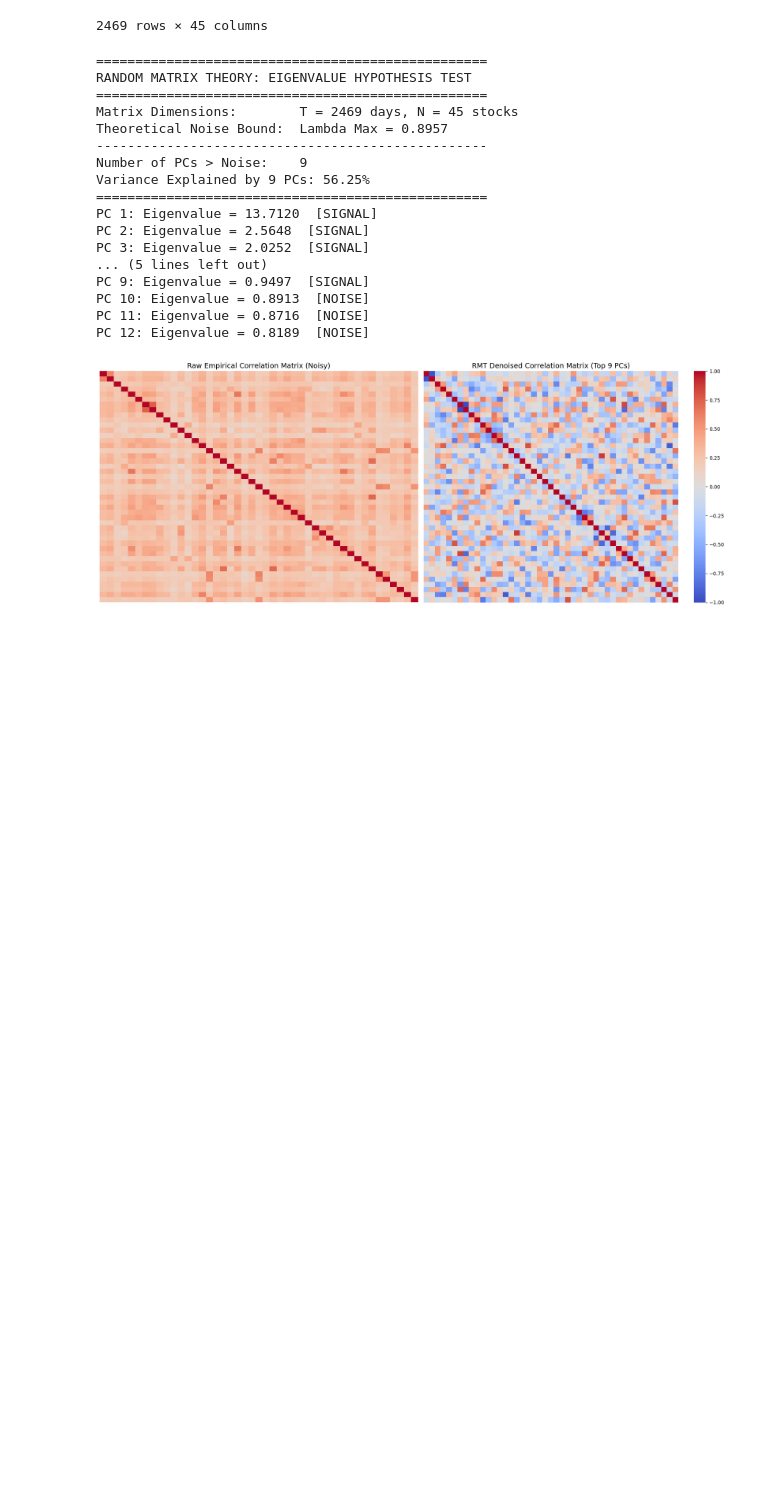
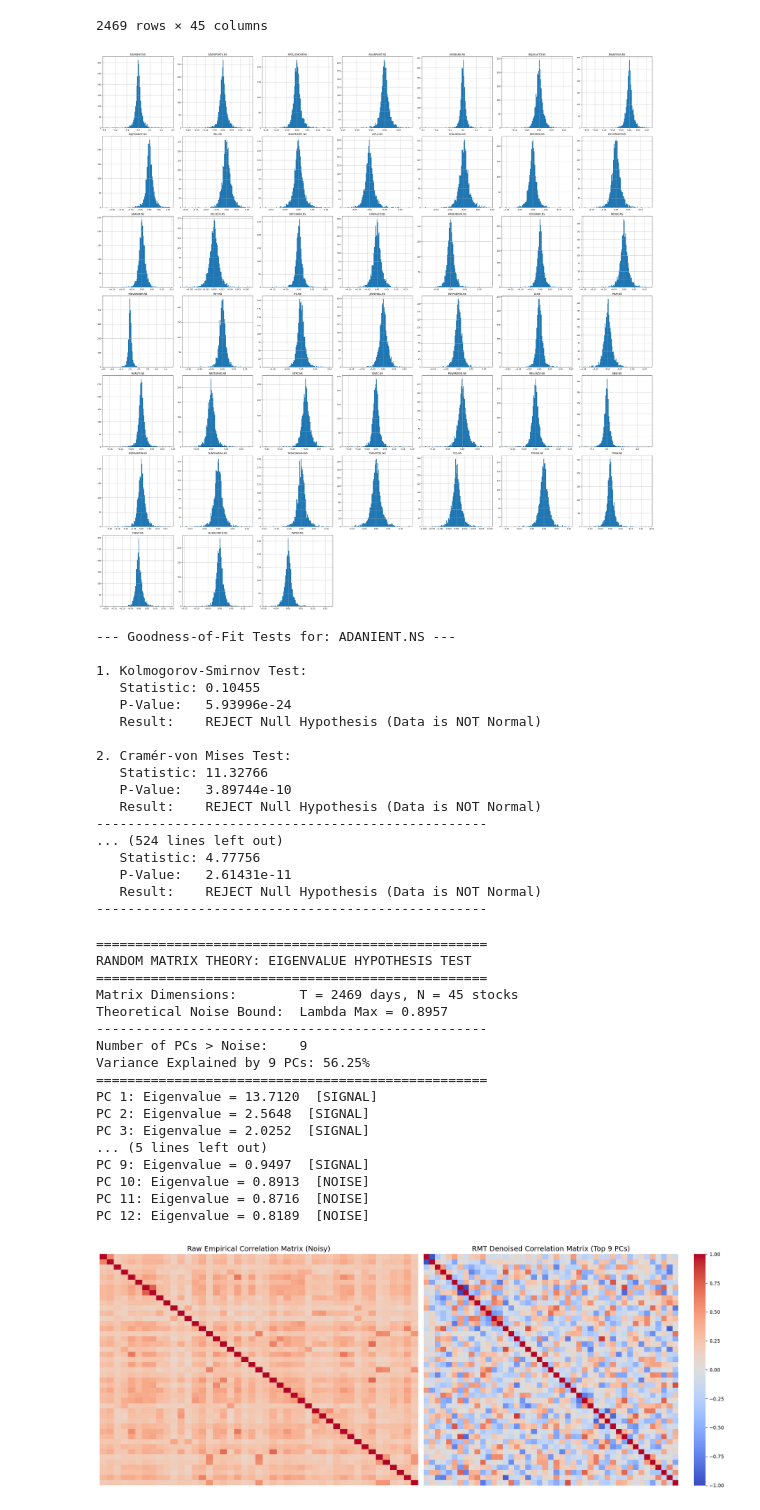
Before and after one commit to MTH443/Course-Project-Regime-Aware-Clustering-of-Indian-Stocks-for-Adaptive-Portfolio-Management, a Jupyter notebook: 443_ProjectCode.ipynb, the cells around one changed output. Saved outputs shown, nothing was run; the diff lists cells and outputs as text; code cells hidden in the pictures; blank space fills up the shorter version.

```diff
--- a/443_ProjectCode.ipynb
+++ b/443_ProjectCode.ipynb
@@ -44,6 +57,77 @@ df_returns
 | 2025-12-30 | 0.005220 | 0.004675 | -0.013339 | -0.006161 | 0.011364 | 0.021459 | 0.007107 | ... |
 | 2025-12-31 | 0.011288 | 0.005886 | 0.007511 | 0.004060 | 0.018780 | 0.006572 | 0.006662 | ... |
 2469 rows × 45 columns
+# %%
+df_returns.hist(figsize=(40, 40), bins=100)
+plt.tight_layout()
+plt.show()
+
+def test_normality_goodness_of_fit(returns_series, asset_name="Asset"):
+    """
+    Runs the Kolmogorov-Smirnov and Cramér-von Mises tests to check if
+    a financial time series follows a Normal distribution.
+
+    Parameters:
+    returns_series (array-like): A 1D array or pandas Series of daily returns.
+    asset_name (str): Label for printing.
+    """
+    # Standardize the data (Mean = 0, Std = 1) for a clean comparison against a standard normal distribution
+    clean_data = np.asarray(returns_series).flatten()
+    clean_data = clean_data[~np.isnan(clean_data)] # Drop NaNs
+
+    standardized_returns = (clean_data - np.mean(clean_data)) / np.std(clean_data)
+
+    # Kolmogorov-Smirnov (KS) Test
+    ks_stat, ks_pvalue = stats.kstest(standardized_returns, 'norm')
+
+    # Cramér-von Mises (CvM) Test
+    cvm_result = stats.cramervonmises(standardized_returns, 'norm')
+    cvm_stat = cvm_result.statistic
+    cvm_pvalue = cvm_result.pvalue
+
+    # Results
+    print(f"--- Goodness-of-Fit Tests for: {asset_name} ---")
+
+    print("\n1. Kolmogorov-Smirnov Test:")
+    print(f"   Statistic: {ks_stat:.5f}")
+    print(f"   P-Value:   {ks_pvalue:.5e}")
+    if ks_pvalue < 0.05:
+        print("   Result:    REJECT Null Hypothesis (Data is NOT Normal)")
+    else:
+        print("   Result:    FAIL TO REJECT Null Hypothesis (Data looks Normal)")
+
+    print("\n2. Cramér-von Mises Test:")
+    print(f"   Statistic: {cvm_stat:.5f}")
+    print(f"   P-Value:   {cvm_pvalue:.5e}")
+    if cvm_pvalue < 0.05:
+        print("   Result:    REJECT Null Hypothesis (Data is NOT Normal)")
+    else:
+        print("   Result:    FAIL TO REJECT Null Hypothesis (Data looks Normal)")
+    print("-" * 50)
+
+
+# Test for normality for all stocks
+for t in tickers:
+    test_normality_goodness_of_fit(df_returns[t],t)
+# %% [output]
+[figure, added]
+--- Goodness-of-Fit Tests for: ADANIENT.NS ---
+
+1. Kolmogorov-Smirnov Test:
+   Statistic: 0.10455
+   P-Value:   5.93996e-24
+   Result:    REJECT Null Hypothesis (Data is NOT Normal)
+
+2. Cramér-von Mises Test:
+   Statistic: 11.32766
+   P-Value:   3.89744e-10
+   Result:    REJECT Null Hypothesis (Data is NOT Normal)
+--------------------------------------------------
+... (524 lines left out)
+   Statistic: 4.77756
+   P-Value:   2.61431e-11
+   Result:    REJECT Null Hypothesis (Data is NOT Normal)
+--------------------------------------------------
 # %%
 T, N = df_returns.shape
 Q = T / N
```
Also changed, not shown: parts of 14 cells of this notebook.
